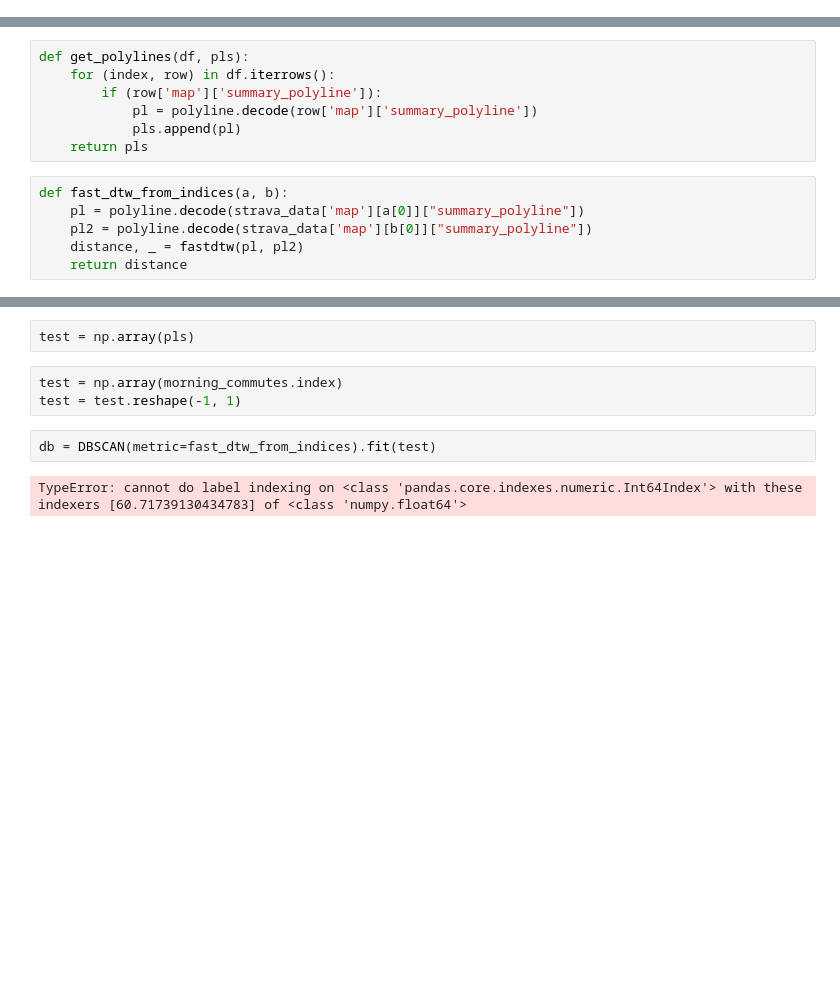
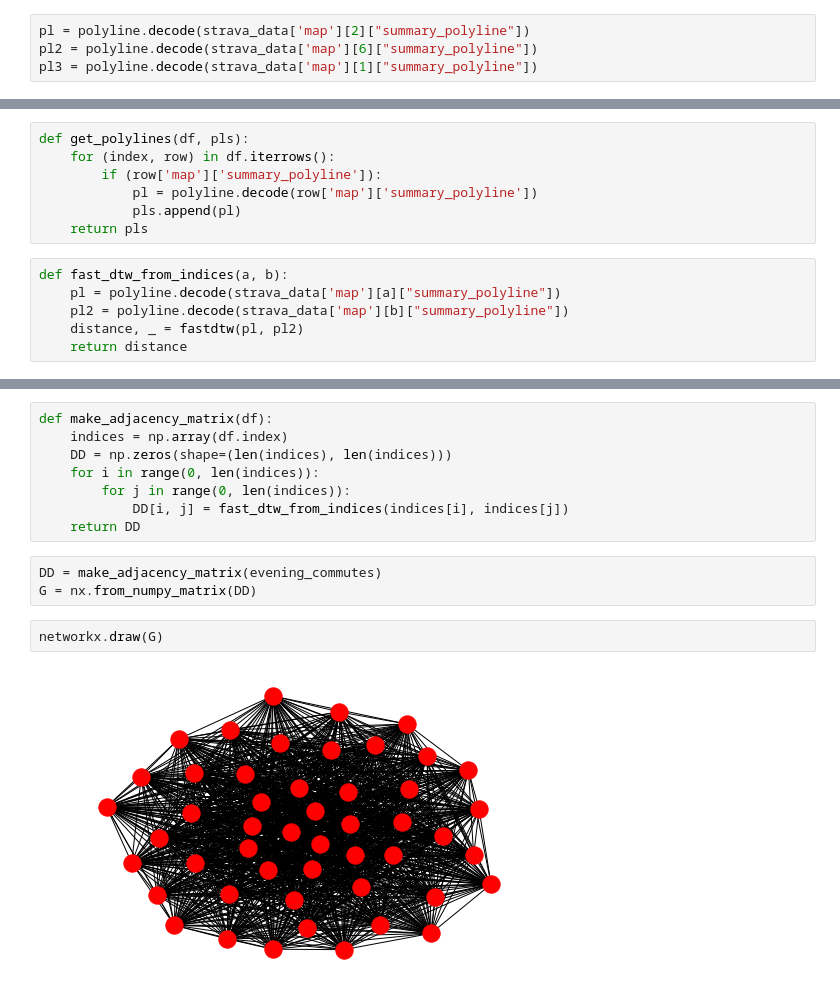
Before and after one commit to gtcooke94/commute_analysis, a Jupyter notebook: notebooks/02-fast-dtw-clustering-20180827.ipynb, the cells around one changed output, grey strips where cells are left out. Cells and saved outputs as stored; diff of their text form; blank space fills up the shorter version.

```diff
--- a/notebooks/02-fast-dtw-clustering-20180827.ipynb
+++ b/notebooks/02-fast-dtw-clustering-20180827.ipynb
@@ -24,3 +18,7 @@ pl3 = polyline.decode(strava_data['map'][0]["summary_polyline"])
+# %%
+pl = polyline.decode(strava_data['map'][2]["summary_polyline"])
+pl2 = polyline.decode(strava_data['map'][6]["summary_polyline"])
+pl3 = polyline.decode(strava_data['map'][1]["summary_polyline"])
 # %%
 distance, path = fastdtw(pl, pl2, dist=euclidean)
 # %%
@@ -60,7 +58,7 @@ def get_polylines(df, pls):
     return pls
 # %%
 def fast_dtw_from_indices(a, b):
-    pl = polyline.decode(strava_data['map'][a[0]]["summary_polyline"])
-    pl2 = polyline.decode(strava_data['map'][b[0]]["summary_polyline"])
+    pl = polyline.decode(strava_data['map'][a]["summary_polyline"])
+    pl2 = polyline.decode(strava_data['map'][b]["summary_polyline"])
     distance, _ = fastdtw(pl, pl2)
     return distance
@@ -73,9 +65,15 @@ pls = get_polylines(morning_commutes, [])
-# %%
-test = np.array(pls)
-# %%
-test = np.array(morning_commutes.index)
-test = test.reshape(-1, 1)
-# %%
-db = DBSCAN(metric=fast_dtw_from_indices).fit(test)
-# %% [output]
-TypeError: cannot do label indexing on <class 'pandas.core.indexes.numeric.Int64Index'> with these indexers [60.71739130434783] of <class 'numpy.float64'>
+# %%
+def make_adjacency_matrix(df):
+    indices = np.array(df.index)
+    DD = np.zeros(shape=(len(indices), len(indices)))
+    for i in range(0, len(indices)):
+        for j in range(0, len(indices)):
+            DD[i, j] = fast_dtw_from_indices(indices[i], indices[j])
+    return DD
+# %%
+DD = make_adjacency_matrix(evening_commutes)
+G = nx.from_numpy_matrix(DD)
+# %%
+networkx.draw(G)
+# %% [output]
+[figure, added]
```
Also changed, not shown: parts of 8 cells of this notebook, 3 other files.
